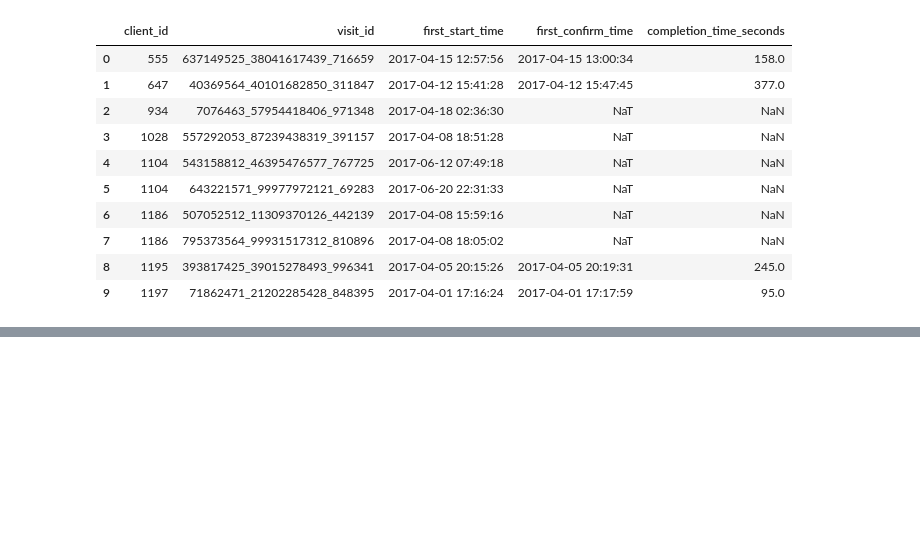
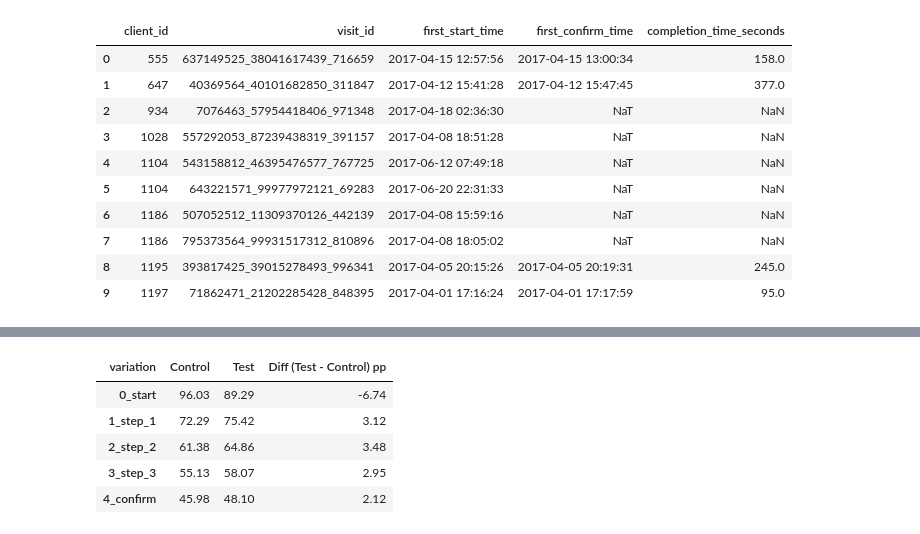
Before and after one commit to gebra117649/vanguard-project, a Jupyter notebook: notebooks/master_session_data.ipynb, the cells around one changed output, grey strips where cells are left out. Drawn from its saved outputs; the diff is of its cells as text; code cells hidden in the pictures; blank space fills up the shorter version.

```diff
--- a/notebooks/master_session_data.ipynb
+++ b/notebooks/master_session_data.ipynb
@@ -899,0 +998,80 @@ sessions_data.to_csv('../data/clean/sessions_data_master.csv', index=False)
+# %%
+# ==============================================================================
+# Funnel conversion
+# ==============================================================================
+print("\n" + "=" * 80)
+print("FUNNEL CONVERSION (CHRONOLOGICAL STEP PROGRESSION)")
+print("=" * 80)
+
+# A) Strict Chronological Funnel:
+# A session has reached level `step_k` if it began with a start event (0) and, in chronological order,
+# passed through all preceding steps (0 -> 1 -> ... -> k) before to the step_k.
+
+def check_chronological_funnel(steps):
+    reached_0 = False
+    reached_1 = False
+    reached_2 = False
+    reached_3 = False
+    reached_4 = False
+
+    for s in steps:
+        if s == 0:
+            reached_0 = True
+        elif s == 1 and reached_0:
+            reached_1 = True
+        elif s == 2 and reached_1:
+            reached_2 = True
+        elif s == 3 and reached_2:
+            reached_3 = True
+        elif s == 4 and reached_3:
+            reached_4 = True
+
+    return pd.Series({
+        "0_start": reached_0,
+        "1_step_1": reached_1,
+        "2_step_2": reached_2,
+        "3_step_3": reached_3,
+        "4_confirm": reached_4
+    })
+
+funnel_flags = (
+    web_ab.groupby(["client_id", "visit_id", "variation"])["step_num"]
+    .apply(check_chronological_funnel)
+    .unstack()
+    .reset_index()
+)
+
+# Chronological deviation compare to the total sessions (%)
+strict_funnel_pct = (
+    funnel_flags.groupby("variation")[["0_start", "1_step_1", "2_step_2", "3_step_3", "4_confirm"]]
+    .mean()
+    .T[["Control", "Test"]] * 100
+)
+strict_funnel_pct["Diff (Test - Control) pp"] = strict_funnel_pct["Test"] - strict_funnel_pct["Control"]
+
+print("--- A) Strict Chronological Funnel (% of ALL sessions reaching each step in order) ---")
+display(strict_funnel_pct.round(2))
+
+# B) Step-to-Step progression rate:
+# Of those who reached a given step in the sequence, what percentage proceeded to the next one?
+step_to_step = pd.DataFrame(index=[
+    "start -> step_1",
+    "step_1 -> step_2",
+    "step_2 -> step_3",
+    "step_3 -> confirm"
+])
+
+for grp in ["Control", "Test"]:
+    sub = funnel_flags[funnel_flags["variation"] == grp]
+    step_to_step[grp] = [
+        (sub["1_step_1"].sum() / sub["0_start"].sum()) * 100,
+        (sub["2_step_2"].sum() / sub["1_step_1"].sum()) * 100,
+        (sub["3_step_3"].sum() / sub["2_step_2"].sum()) * 100,
+        (sub["4_confirm"].sum() / sub["3_step_3"].sum()) * 100,
+    ]
+
+step_to_step["Diff (Test - Control) pp"] = step_to_step["Test"] - step_to_step["Control"]
+
+print("\n--- B) Step-to-Step Conversion Rate (% continuing from previous step in time order) ---")
+display(step_to_step.round(2))
+# %% [output]
@@ -899,0 +1082,6 @@ sessions_data.to_csv('../data/clean/sessions_data_master.csv', index=False)
+| variation | Control | Test | Diff (Test - Control) pp |
+| 0_start | 96.03 | 89.29 | -6.74 |
+| 1_step_1 | 72.29 | 75.42 | 3.12 |
+| 2_step_2 | 61.38 | 64.86 | 3.48 |
+| 3_step_3 | 55.13 | 58.07 | 2.95 |
+| 4_confirm | 45.98 | 48.10 | 2.12 |
```
Also changed, not shown: parts of 7 cells of this notebook, 12 other files.
